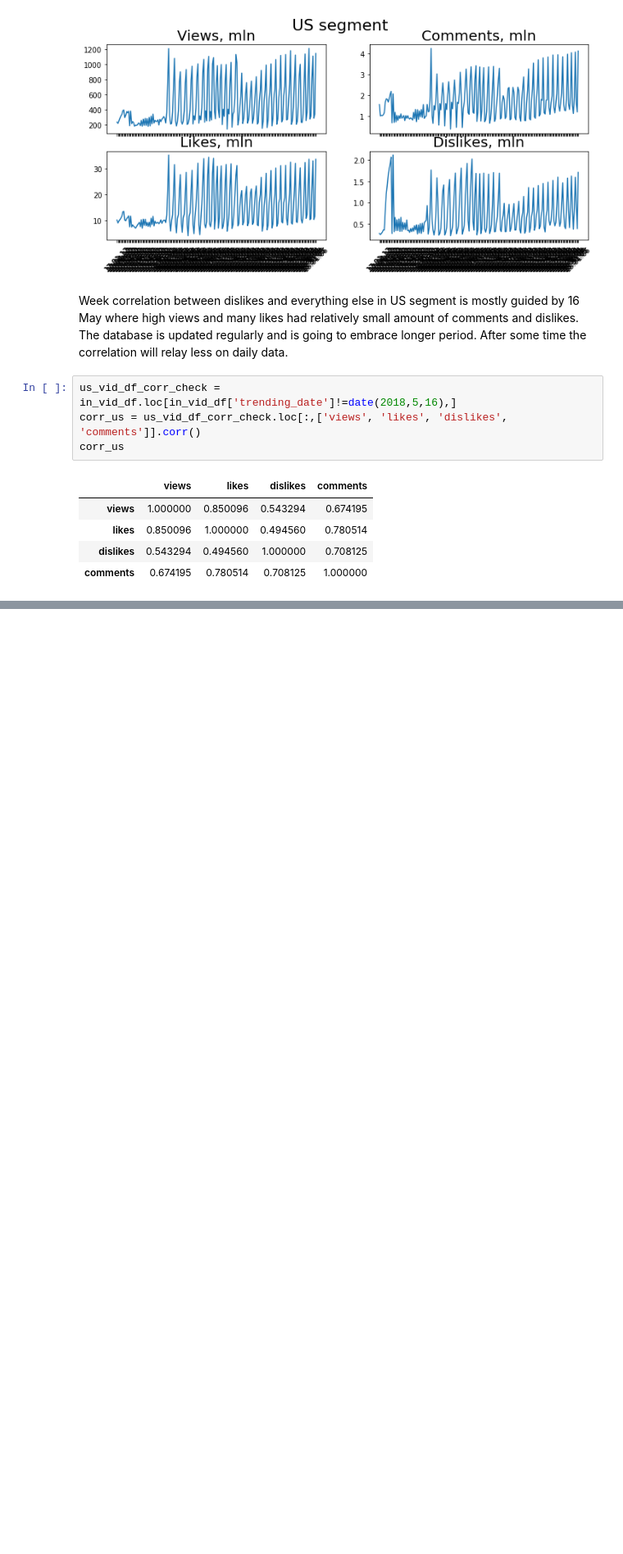
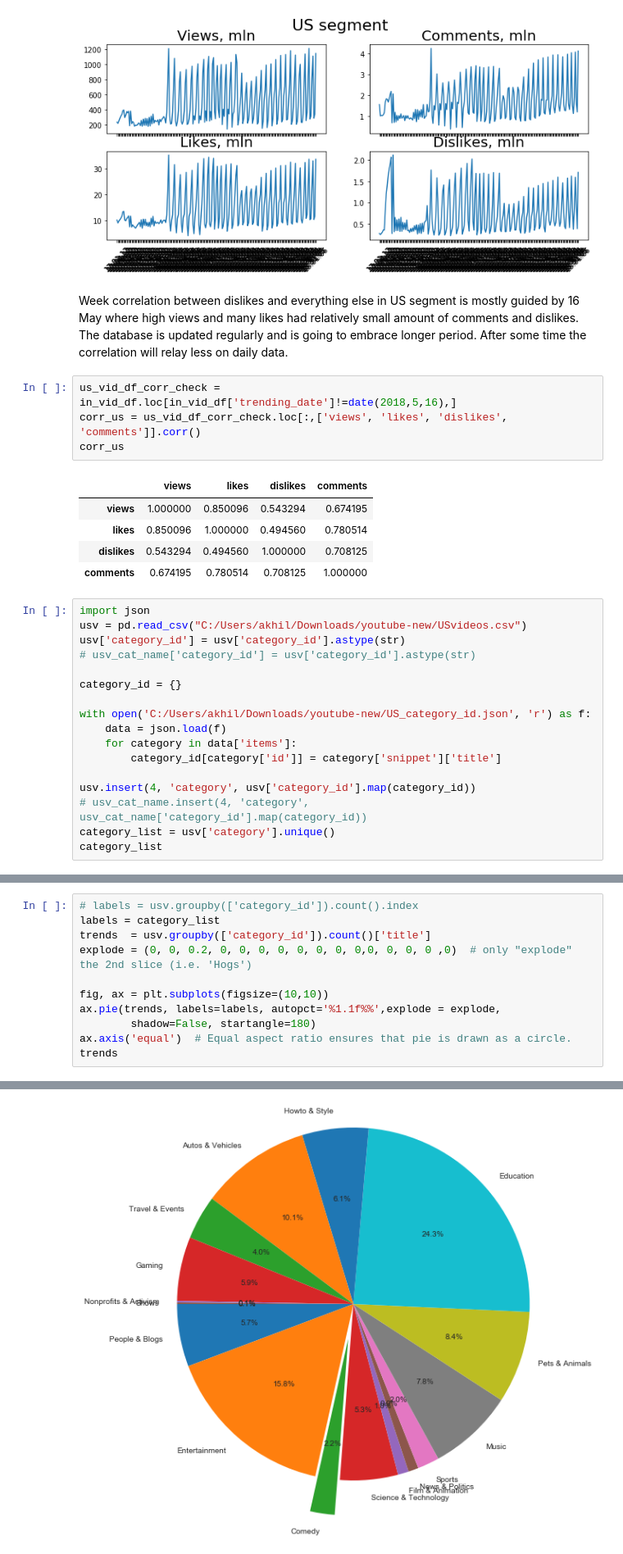
Before and after one commit to akhilpotdar1/Youtube-Video-Stats, a Jupyter notebook: youtube sentiment trends.ipynb, the cells around one changed output, grey strips where cells are left out. Shown: that part at 82% size. Saved outputs shown, nothing was run; the diff lists cells and outputs as text; blank space fills up the shorter version.

```diff
--- a/youtube sentiment trends.ipynb
+++ b/youtube sentiment trends.ipynb
@@ -157,3 +158,20 @@ corr_us
 | likes | 0.850096 | 1.000000 | 0.494560 | 0.780514 |
 | dislikes | 0.543294 | 0.494560 | 1.000000 | 0.708125 |
 | comments | 0.674195 | 0.780514 | 0.708125 | 1.000000 |
+# %%
+import json
+usv = pd.read_csv("C:/Users/akhil/Downloads/youtube-new/USvideos.csv")
+usv['category_id'] = usv['category_id'].astype(str)
+# usv_cat_name['category_id'] = usv['category_id'].astype(str)
+
+category_id = {}
+
+with open('C:/Users/akhil/Downloads/youtube-new/US_category_id.json', 'r') as f:
+    data = json.load(f)
+    for category in data['items']:
+        category_id[category['id']] = category['snippet']['title']
+
+usv.insert(4, 'category', usv['category_id'].map(category_id))
+# usv_cat_name.insert(4, 'category', usv_cat_name['category_id'].map(category_id))
+category_list = usv['category'].unique()
+category_list
@@ -159,0 +184,12 @@ corr_us
+# %%
+# labels = usv.groupby(['category_id']).count().index
+labels = category_list
+trends  = usv.groupby(['category_id']).count()['title']
+explode = (0, 0, 0.2, 0, 0, 0, 0, 0, 0, 0, 0,0, 0, 0, 0 ,0)  # only "explode" the 2nd slice (i.e. 'Hogs')
+
+fig, ax = plt.subplots(figsize=(10,10))
+ax.pie(trends, labels=labels, autopct='%1.1f%%',explode = explode,
+        shadow=False, startangle=180)
+ax.axis('equal')  # Equal aspect ratio ensures that pie is drawn as a circle.
+trends
+# %% [output]
@@ -159,0 +214 @@ corr_us
+[figure, added]
```
Also changed, not shown: parts of 5 cells of this notebook.
